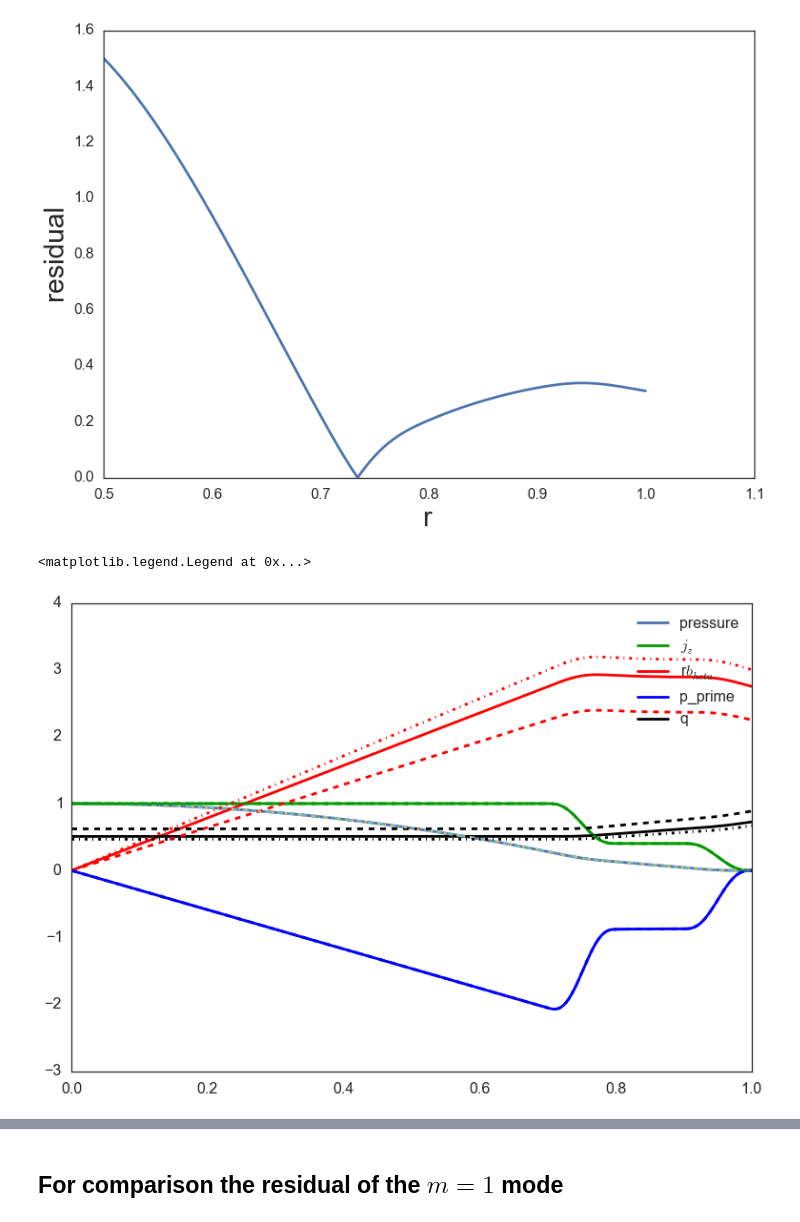
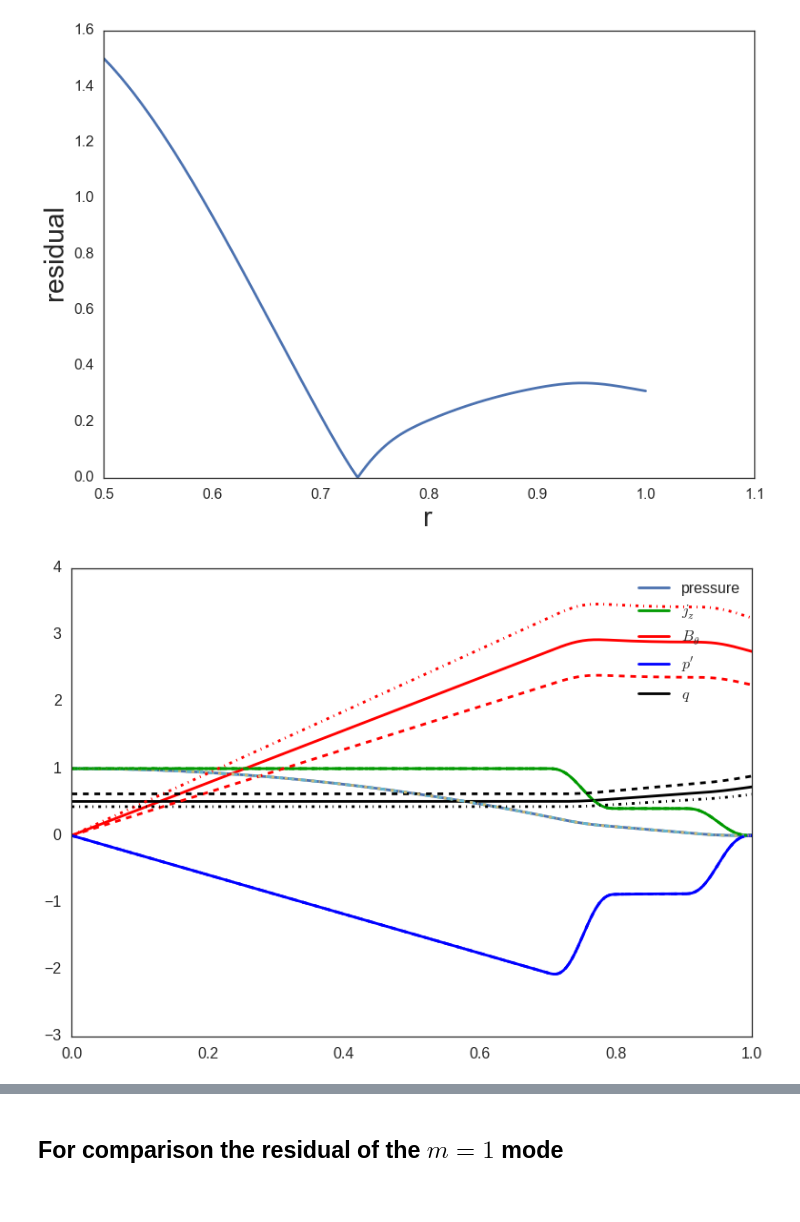
Before and after one commit to jensv/fluxtubestability, a Jupyter notebook: ipython_notebooks/looking_at_discontinous_parts_of_stability_of_maps.ipynb, the cells around one changed output, grey strips where cells are left out. Cells and saved outputs as stored; diff of their text form; code cells hidden in the pictures.

```diff
--- a/ipython_notebooks/looking_at_discontinous_parts_of_stability_of_maps.ipynb
+++ b/ipython_notebooks/looking_at_discontinous_parts_of_stability_of_maps.ipynb
@@ -473,21 +471,23 @@ params.update({'xi_factor': 1., 'magnetic_potential_energy_ratio': 1., 'r_0':0.5
+# %%
+profile6 = es.UnitlessSmoothedCoreSkin(lambda_bar=6.5, k_bar=0.2, epsilon=1.0)
 # %%
 r = np.linspace(0, 1., 250)
 plt.plot(r, profile5_5.get_splines()['pressure'](r))
 plt.plot(r, profile5_5.get_splines()['j_z'](r), c='#009900')
 plt.plot(r, profile5_5.get_splines()['b_theta'](r), c='#FF0000')
 plt.plot(r, profile5_5.get_splines()['p_prime'](r), c='#0000FF')
 plt.plot(r, 10*profile5_5.get_splines()['q'](r), c='#000000')
 plt.plot(r, profile4_5.get_splines()['pressure'](r), '--')
 plt.plot(r, profile4_5.get_splines()['j_z'](r), '--', c='#009900')
 plt.plot(r, profile4_5.get_splines()['b_theta'](r), '--', c='#FF0000')
 plt.plot(r, profile4_5.get_splines()['p_prime'](r), '--', c='#0000FF')
 plt.plot(r, 10*profile4_5.get_splines()['q'](r), '--', c='#000000')
 plt.plot(r, profile6.get_splines()['pressure'](r), '-.')
 plt.plot(r, profile6.get_splines()['j_z'](r), '-.', c='#009900')
 plt.plot(r, profile6.get_splines()['b_theta'](r), '-.', c='#FF0000')
 plt.plot(r, profile6.get_splines()['p_prime'](r), '-.', c='#0000FF')
 plt.plot(r, 10*profile6.get_splines()['q'](r), '-.', c='#000000')
-plt.legend([r'pressure', r'$j_z$', 'r$b_{\theta}$', 'p_prime', 'q'])
+plt.legend([r'pressure', r'$j_z$', r'$B_{\theta}$', r"$p'$", '$q$'])
+plt.show()
 # %% [output]
-<matplotlib.legend.Legend at 0x...>
-[figure, old version]
+[figure, new version]
```
Also changed, not shown: parts of 11 cells of this notebook.
